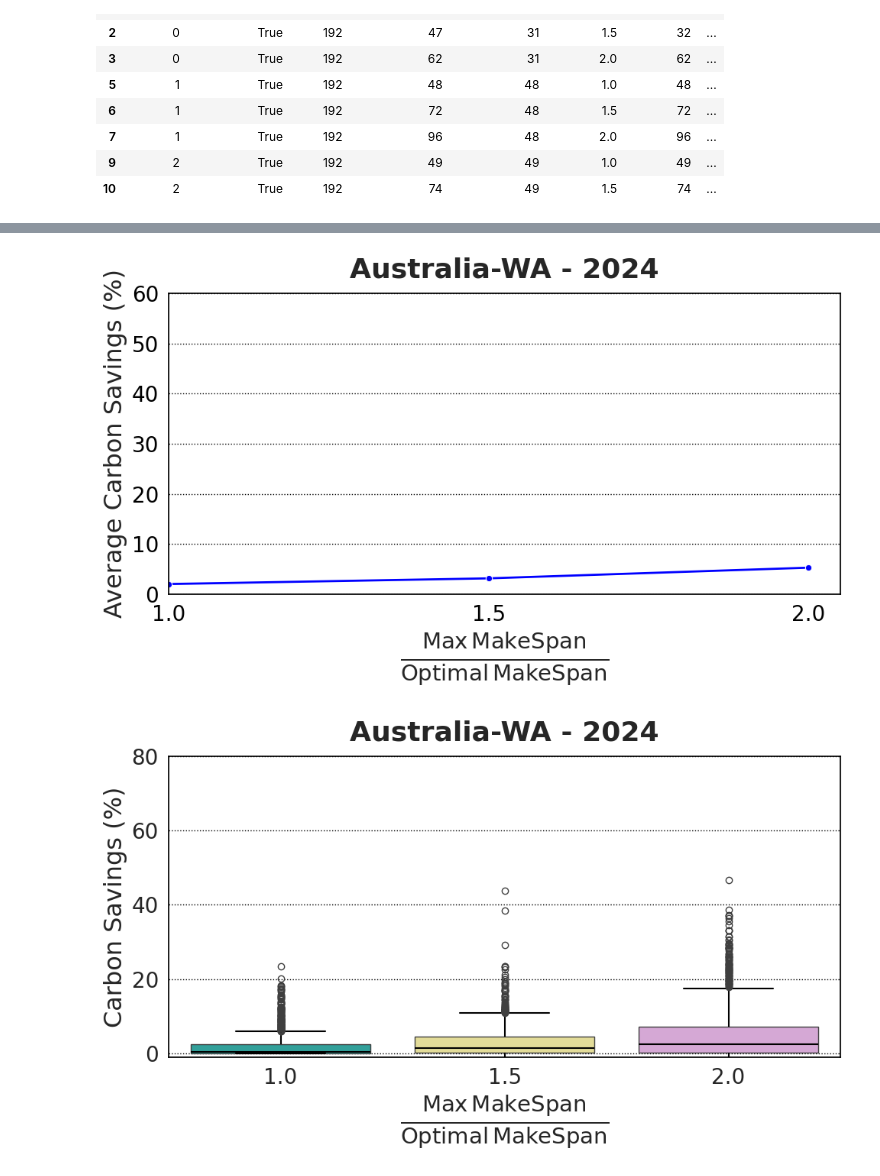
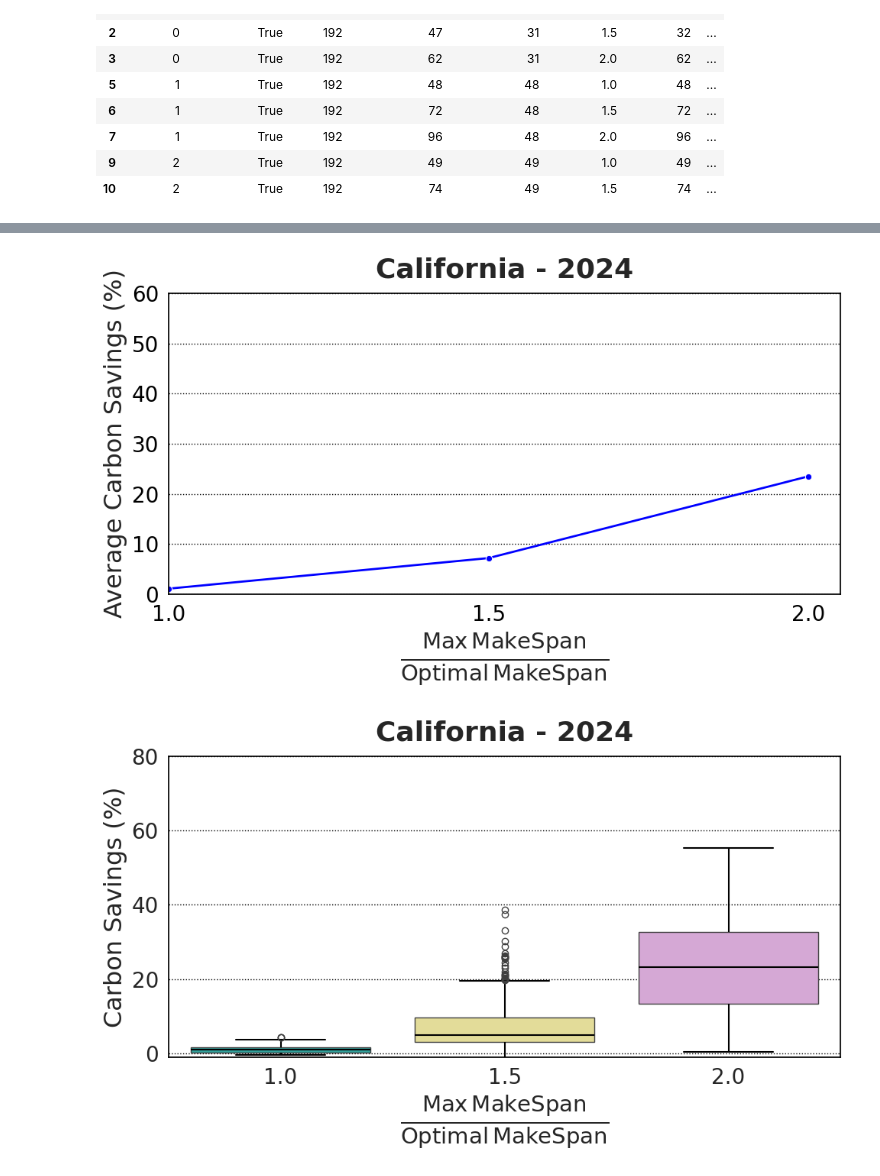
Before and after one commit to rbostandoust/GreenSys26-DAG, a Jupyter notebook: Plot/PlotCode.ipynb, the cells around one changed output, grey strips where cells are left out. Cells and saved outputs as stored; diff of their text form; code cells hidden in the pictures.

Commit message:
plots for hetero!

```diff
--- a/Plot/PlotCode.ipynb
+++ b/Plot/PlotCode.ipynb
@@ -118,7 +118,7 @@ import matplotlib.pyplot as plt
 import seaborn as sns
 from matplotlib.ticker import MultipleLocator
 
-location = "Australia-WA"
+location = "California"
 
 # Seaborn & matplotlib styling
 sns.set(style="whitegrid", font="DejaVu Sans", rc={"mathtext.fontset": "dejavusans"})
@@ -162,16 +162,16 @@ for spine in ax.spines.values():
 ax.set_title(f"{location} - 2024", fontsize=26, fontweight="bold", pad=15)
 
 plt.tight_layout()
-plt.savefig(f"./GeneralExp/LinePlot-{location}.png", dpi=300, bbox_inches='tight')
+# plt.savefig(f"./GeneralExp/LinePlot-{location}.png", dpi=300, bbox_inches='tight')
 plt.show()
 # %% [output]
-[figure, old version]
+[figure, new version]
 # %%
 import matplotlib.pyplot as plt
 import seaborn as sns
 from matplotlib.ticker import MultipleLocator
 
-location = "Australia-WA"
+location = "California"
 # Setup
 sns.set(style="whitegrid", font="DejaVu Sans", rc={"mathtext.fontset": "dejavusans"})
 
@@ -196,32 +196,32 @@ box = sns.boxplot(
 ax.set_xlabel(r"$\frac{\mathrm{Max\,MakeSpan}}{\mathrm{Optimal\,MakeSpan}}$", fontsize=30)
 ax.set_ylabel("Carbon Savings (%)", fontsize=23)
 
 # Axis ticks and limits
 ax.set_ylim(-1, 80)
 ax.tick_params(axis='x', labelsize=20, color='black')
 ax.tick_params(axis='y', labelsize=20, color='black')
 
 # Minor ticks
 ax.yaxis.set_minor_locator(MultipleLocator(2))
 ax.tick_params(axis='y', which='minor', direction='in', length=4, color='gray')
 
 # Grid & borders
 ax.grid(axis='x', visible=False)
 ax.grid(axis='y', which='major', color='black', linestyle=':', linewidth=1)
 for spine in ax.spines.values():
     spine.set_edgecolor('black')
 
 # Box edges and medians
 for i, patch in enumerate(ax.artists):
     patch.set_edgecolor("black")
     patch.set_linewidth(1.5)
     patch.set_facecolor(palette[i % len(palette)])
 for line in ax.lines:
     line.set_color("black")
     line.set_linewidth(1.5)
 ax.set_title(f"{location} - 2024", fontsize=26, fontweight="bold", pad=15)
 plt.tight_layout()
-plt.savefig(f"./GeneralExp/BoxPlot-{location}.png", dpi=300, bbox_inches='tight')
+# plt.savefig(f"./GeneralExp/BoxPlot-{location}.png", dpi=300, bbox_inches='tight')
 plt.show()
 # %% [output]
-[figure, old version]
+[figure, new version]
```
Also changed, not shown: parts of 3 cells of this notebook.
